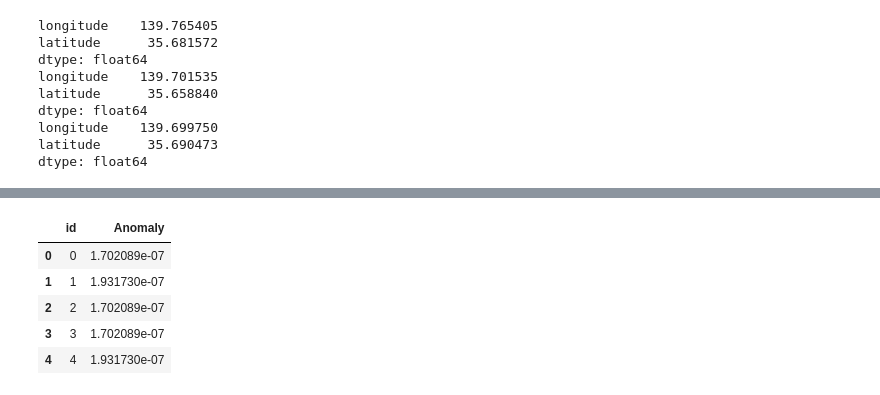
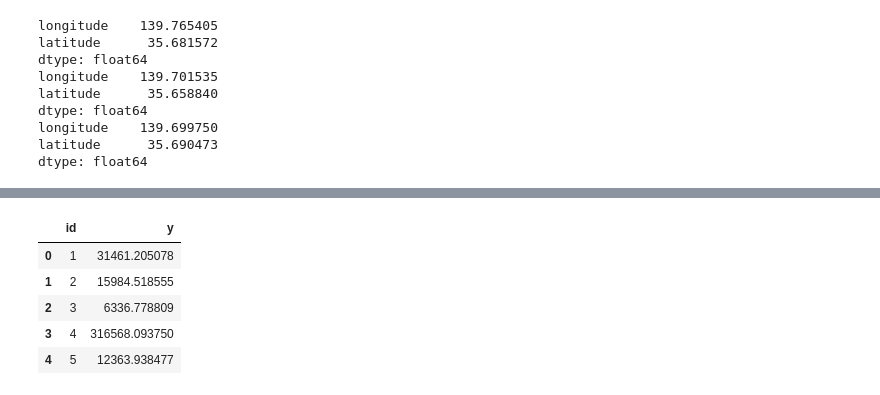
Before and after one commit to MASAYA-KINOSHITA/first-Repository, a Jupyter notebook: 民泊サービスの宿泊料金予測.ipynb, the cells around one changed output, grey strips where cells are left out. Cells and saved outputs as stored; diff of their text form; code cells hidden in the pictures.

```diff
--- a/民泊サービスの宿泊料金予測.ipynb
+++ b/民泊サービスの宿泊料金予測.ipynb
@@ -124,7 +163,7 @@ latitude      35.690473
 dtype: float64
 # %%
 #主要駅の緯度経度のDataFrameを作成
-list2 = [["東京駅",  35.681572,  139.765405], ["渋谷駅", 35.658840,  139.701535],["新宿駅", 35.690473, 139.699750]]
+list2 = [["distance_from_Tokyo",  35.681572,  139.765405], ["distance_from_Shibuya", 35.658840,  139.701535],["distance_from_Shinjuku", 35.690473, 139.699750]]
 columns = ['location', 'latitude', 'longitude']
 locations = pd.DataFrame(data=list2,columns=columns)
 locations.head()
@@ -138,10 +177,10 @@ locations.head()
 from geopy.distance import geodesic
 
 for i in range(len(locations)) :
-  train_geo[locations['location'][i]] = train_geo.apply(lambda x:geodesic((x["latitude"], x["longitude"]), (locations['latitude'][i], locations['longitude'][i])), axis=1)
+  train_geo[locations['location'][i]] = train_geo.apply(lambda x:geodesic((x["latitude"], x["longitude"]), (locations['latitude'][i], locations['longitude'][i])).km, axis=1)
 
 for i in range(len(locations)) :
-  test_geo[locations['location'][i]] = test_geo.apply(lambda x:geodesic((x["latitude"], x["longitude"]), (locations['latitude'][i], locations['longitude'][i])), axis=1)
+  test_geo[locations['location'][i]] = test_geo.apply(lambda x:geodesic((x["latitude"], x["longitude"]), (locations['latitude'][i], locations['longitude'][i])).km, axis=1)
 
 train_geo.head()
 # %% [output]
@@ -210,6 +304,6 @@ import pickle
 filename = '/content/drive/MyDrive/民泊サービスの宿泊料金予測/モデル/xgboost_notuning1.pkl'
 loaded_model = pickle.load(open(filename, 'rb'))
 # %%
-id_df=submission_df.iloc[:,0]
+id_df=submit_df.iloc[:,0]
 id_df.head()
 # %% [output]
@@ -221,6 +315,8 @@ id_df.head()
 Name: id, dtype: int64
 # %%
 pred=loaded_model.predict(dtest,ntree_limit=loaded_model.best_ntree_limit)
+# %%
+pred[pred<0]=0
 # %%
 pred_df = pd.DataFrame(pred)
 pred_df.head()
@@ -234,13 +330,13 @@ pred_df.head()
 # %%
 output_df=pd.concat([id_df, pred_df],axis=1)
 output_df.columns=['id','y']
-output_df.head()
+output_df.head(5)
 # %% [output]
-|  | id | Anomaly |
-| 0 | 0 | 1.702089e-07 |
-| 1 | 1 | 1.931730e-07 |
-| 2 | 2 | 1.702089e-07 |
-| 3 | 3 | 1.702089e-07 |
-| 4 | 4 | 1.931730e-07 |
+|  | id | y |
+| 0 | 1 | 31461.205078 |
+| 1 | 2 | 15984.518555 |
+| 2 | 3 | 6336.778809 |
+| 3 | 4 | 316568.093750 |
+| 4 | 5 | 12363.938477 |
 # %%
 output_df.to_csv('/content/drive/MyDrive/民泊サービスの宿泊料金予測/提出用ファイル/xgboost_notuning1.csv',index=False)
```
Also changed, not shown: parts of 14 cells of this notebook.
